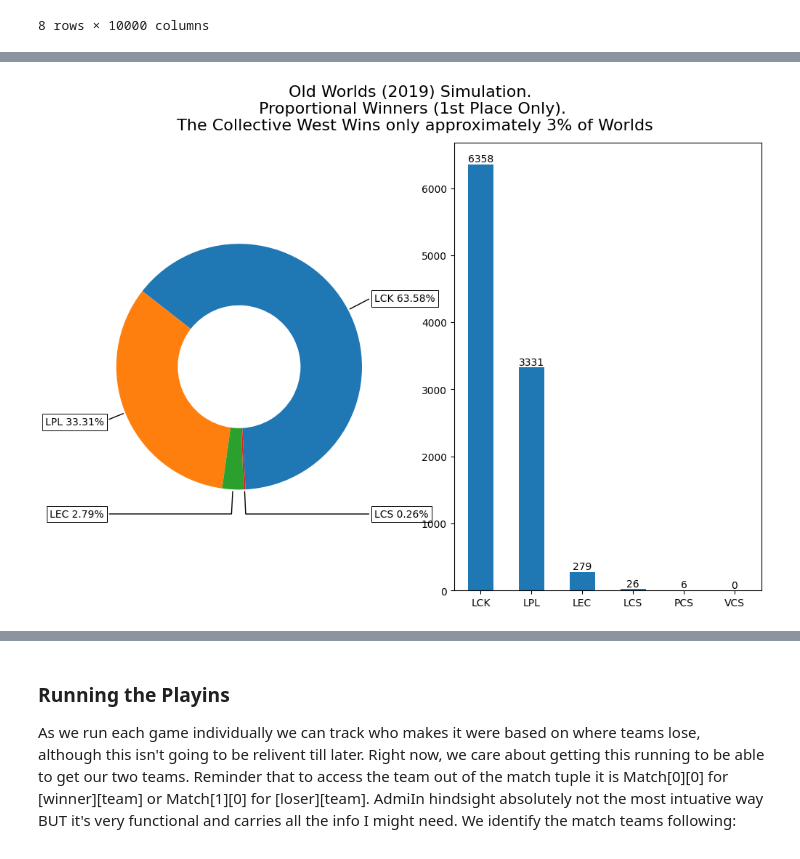
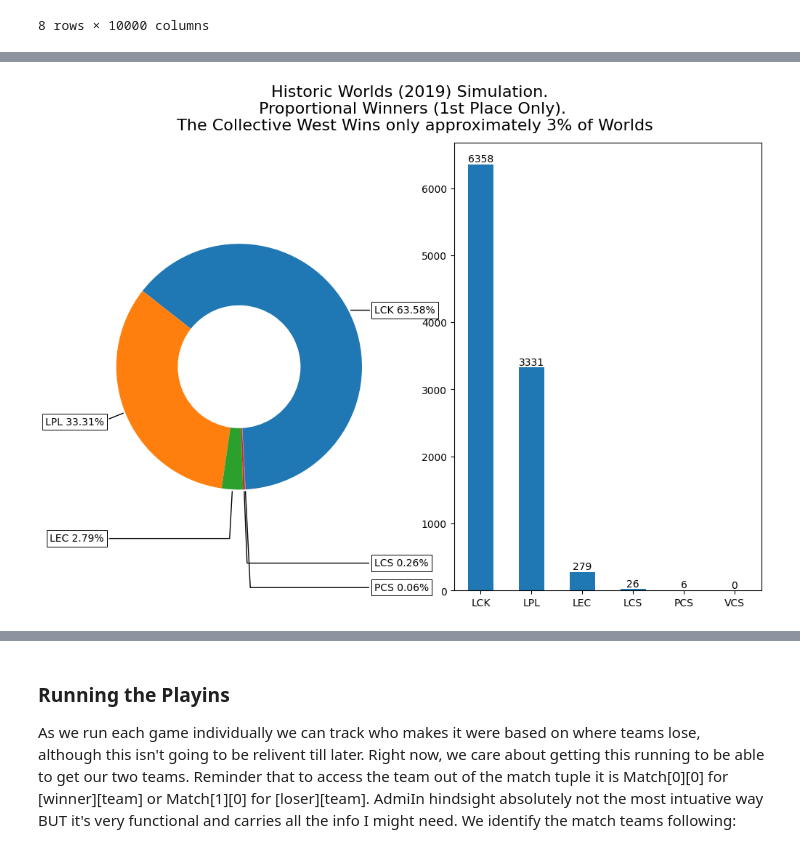
Before and after one commit to JordanJHood/StochasticSim-LeagueOfLegends-Worlds2023-WhatImpactWillSwissHave, a Jupyter notebook: Worlds s13.ipynb, the cells around one changed output, grey strips where cells are left out. Cells and saved outputs as stored; diff of their text form; code cells hidden in the pictures.

```diff
--- a/Worlds s13.ipynb
+++ b/Worlds s13.ipynb
@@ -788,35 +786,35 @@ Naturally as the Runner-Up is easier to get to, our (the wests chances of making
 # %%
 donutdata = old_position_count_01
 percent_strings = []
 for data in donutdata[:5]:
     percent_strings.append(str(100*data/sum(donutdata))+"%")
 
 fig, [ax1,ax2] = plt.subplots(1,2,figsize=(12, 8))#, subplot_kw=dict(aspect="equal"))
 
-wedges, texts = ax1.pie(donutdata[:4], wedgeprops=dict(width=0.5), startangle=-87)
+wedges, texts = ax1.pie(donutdata[:5], wedgeprops=dict(width=0.5), startangle=-87)
 
 bbox_props = dict(boxstyle="square,pad=0.3", fc="w", ec="k", lw=0.72)
 kw = dict(arrowprops=dict(arrowstyle="-"),
           bbox=bbox_props, zorder=0, va="center")
 
 for i, p in enumerate(wedges):
     ang = (p.theta2 - p.theta1)/2. + p.theta1
     y = np.sin(np.deg2rad(ang))
     x = np.cos(np.deg2rad(ang))
     horizontalalignment = {-1: "right", 1: "left"}[int(np.sign(x))]
     connectionstyle = f"angle,angleA=0,angleB={ang}"
     kw["arrowprops"].update({"connectionstyle": connectionstyle})
-    ax1.annotate(str(old_list_of_all_global_regions[i])+" "+percent_strings[i], xy=(x, y), xytext=(1.1*np.sign(x), 1.2*y),
+    ax1.annotate(str(old_list_of_all_global_regions[i])+" "+percent_strings[i], xy=(x, y), xytext=(1.1*np.sign(x), (i*0.2+1)*y),
                 horizontalalignment=horizontalalignment, **kw)
 
 count = ax2.bar(old_list_of_all_global_regions,donutdata, width=0.5)
 ax2.bar_label(count,label_type="edge")
 
-fig.suptitle("Old Worlds (2019) Simulation. \n Proportional Winners (1st Place Only). \n The Collective West Wins only approximately 3% of Worlds", size=16)
+fig.suptitle("Historic Worlds (2019) Simulation. \n Proportional Winners (1st Place Only). \n The Collective West Wins only approximately 3% of Worlds", size=16)
 
 plt.show()
 # %% [output]
-[figure, old version]
+[figure, new version]
 # %%
 donutdata = old_position_count_02
 percent_strings = []
```
Also changed, not shown: parts of 19 cells of this notebook.
